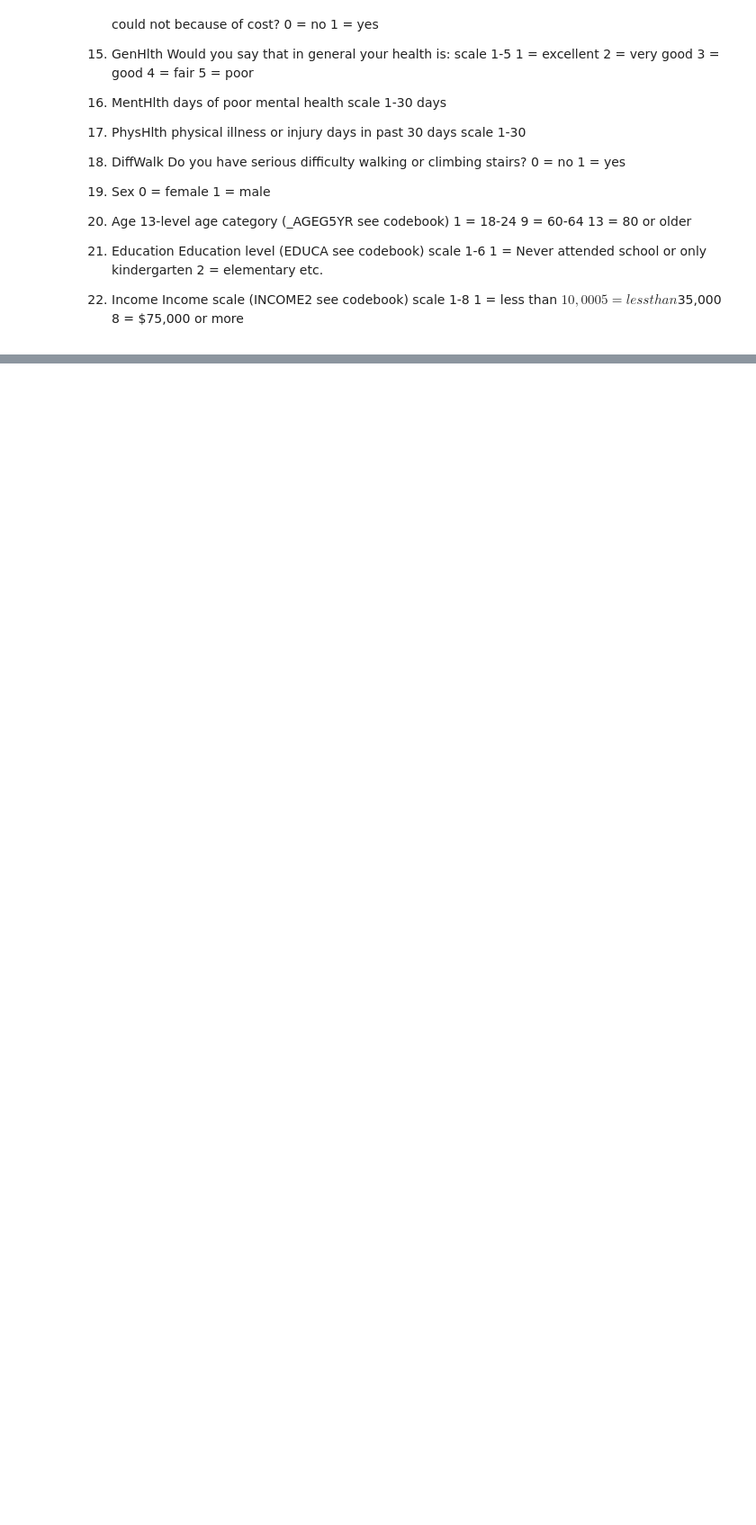
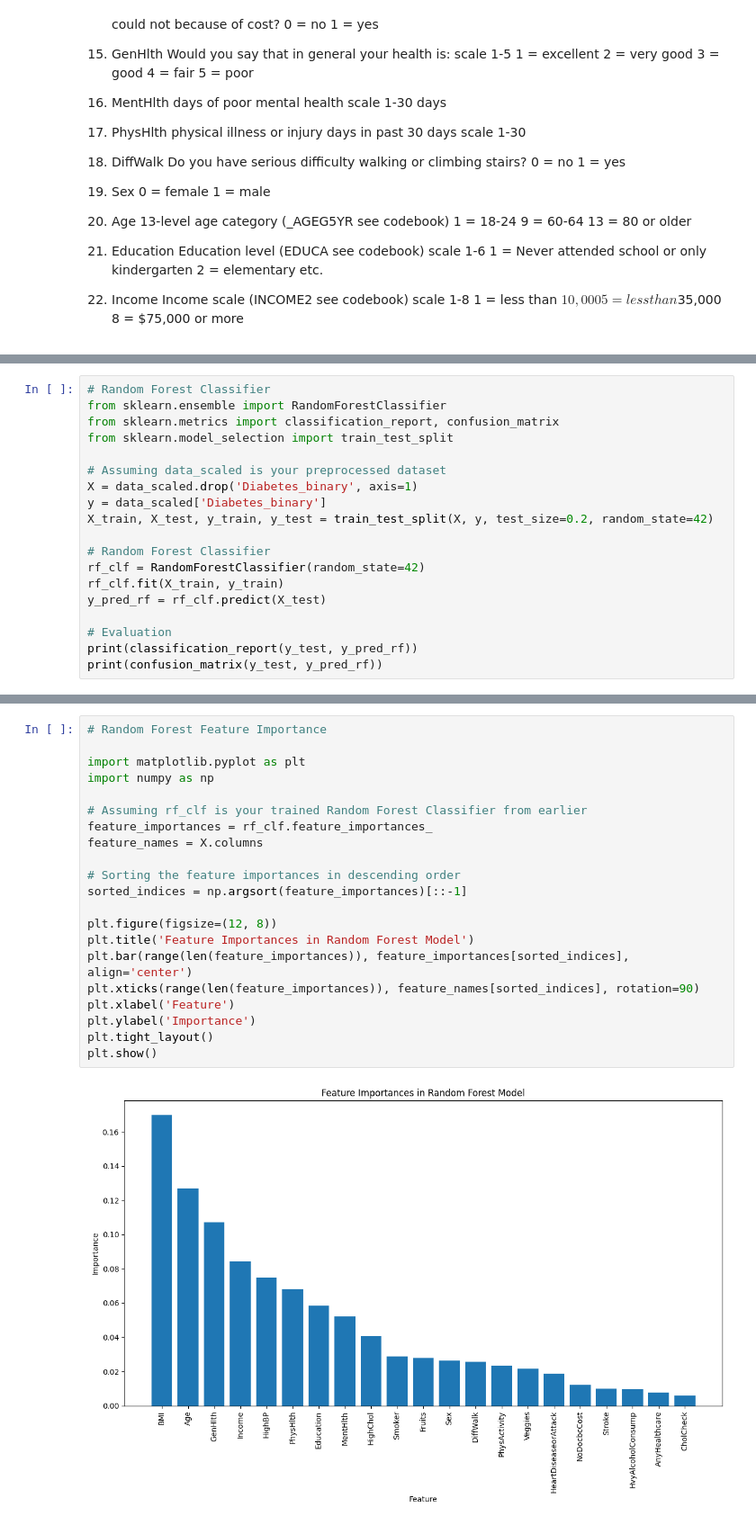
Before and after one commit to DaveShevy/Research, a Jupyter notebook: CDC_Diabetes Research/CDC_Diabetes_Health_Indicators.ipynb, the cells around one changed output, grey strips where cells are left out. Shown: that part at 90% size. Drawn from its saved outputs; the diff is of its cells as text; blank space fills up the shorter version.

```diff
--- a/CDC_Diabetes Research/CDC_Diabetes_Health_Indicators.ipynb
+++ b/CDC_Diabetes Research/CDC_Diabetes_Health_Indicators.ipynb
@@ -149,0 +185,19 @@ memory usage: 11.9 MB
+# %%
+# Random Forest Classifier
+from sklearn.ensemble import RandomForestClassifier
+from sklearn.metrics import classification_report, confusion_matrix
+from sklearn.model_selection import train_test_split
+
+# Assuming data_scaled is your preprocessed dataset
+X = data_scaled.drop('Diabetes_binary', axis=1)
+y = data_scaled['Diabetes_binary']
+X_train, X_test, y_train, y_test = train_test_split(X, y, test_size=0.2, random_state=42)
+
+# Random Forest Classifier
+rf_clf = RandomForestClassifier(random_state=42)
+rf_clf.fit(X_train, y_train)
+y_pred_rf = rf_clf.predict(X_test)
+
+# Evaluation
+print(classification_report(y_test, y_pred_rf))
+print(confusion_matrix(y_test, y_pred_rf))
@@ -149,0 +268,23 @@ memory usage: 11.9 MB
+# %%
+# Random Forest Feature Importance
+
+import matplotlib.pyplot as plt
+import numpy as np
+
+# Assuming rf_clf is your trained Random Forest Classifier from earlier
+feature_importances = rf_clf.feature_importances_
+feature_names = X.columns
+
+# Sorting the feature importances in descending order
+sorted_indices = np.argsort(feature_importances)[::-1]
+
+plt.figure(figsize=(12, 8))
+plt.title('Feature Importances in Random Forest Model')
+plt.bar(range(len(feature_importances)), feature_importances[sorted_indices], align='center')
+plt.xticks(range(len(feature_importances)), feature_names[sorted_indices], rotation=90)
+plt.xlabel('Feature')
+plt.ylabel('Importance')
+plt.tight_layout()
+plt.show()
+# %% [output]
+[figure, added]
```
Also changed, not shown: parts of 12 cells of this notebook, 5 other files.
